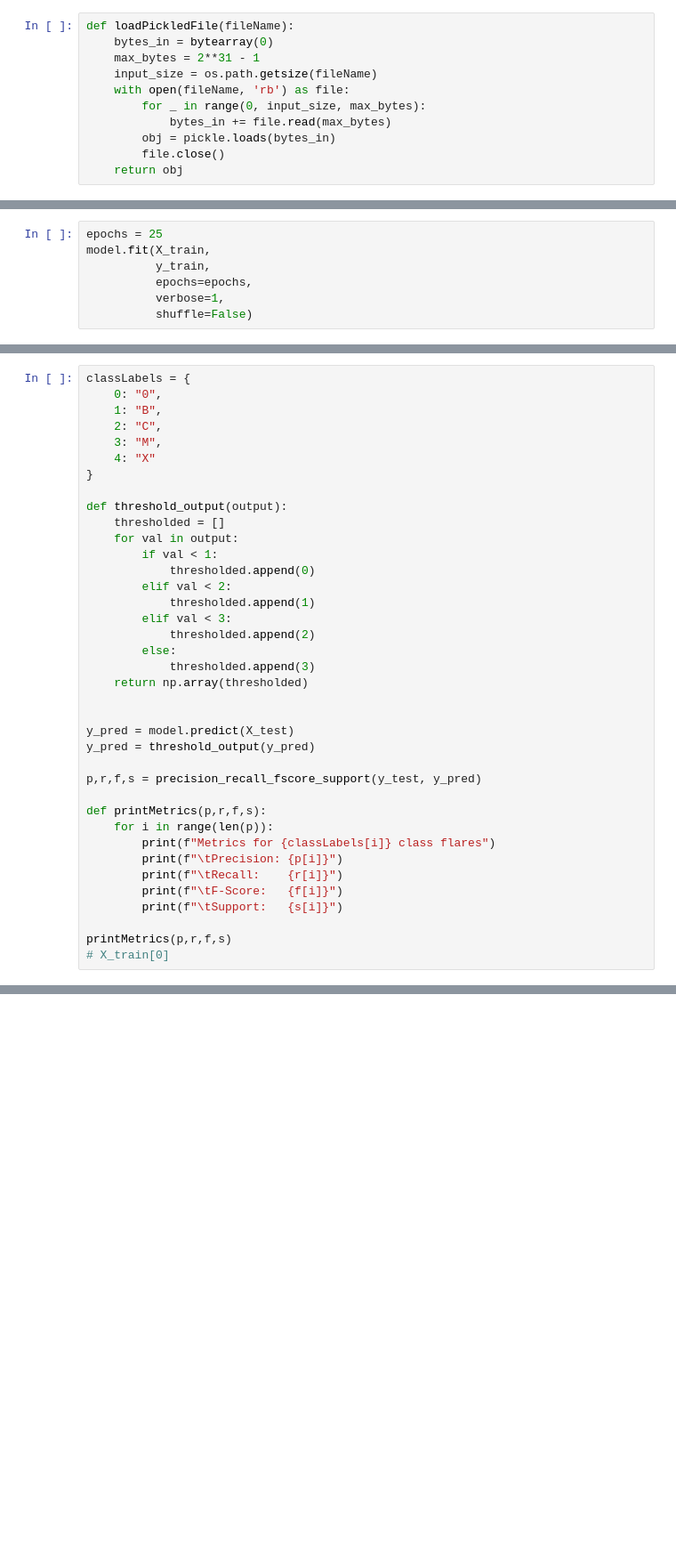
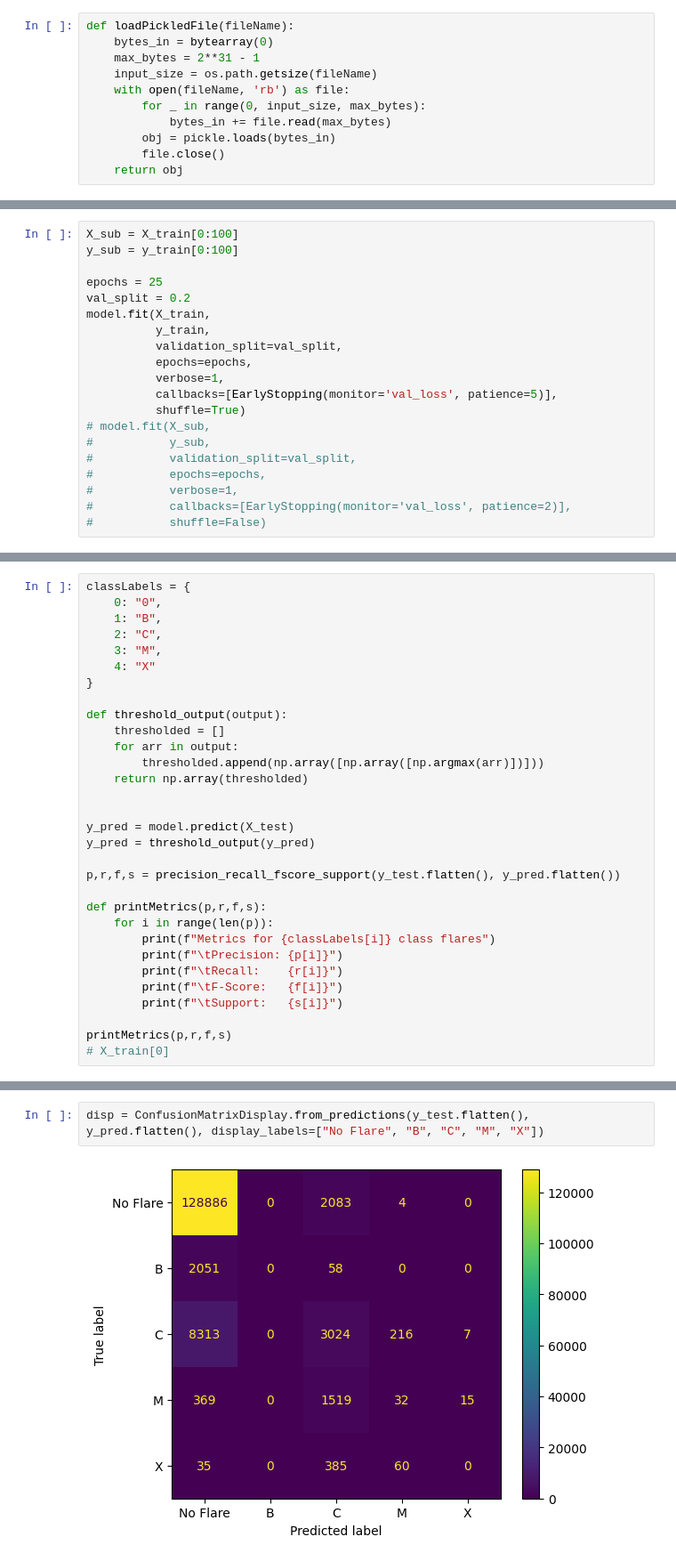
Before and after one commit to sadrajafari/cs5830_final-project, a Jupyter notebook: neural_net.ipynb, the cells around one changed output, grey strips where cells are left out. Shown: that part at 89% size. Cells and saved outputs as stored; diff of their text form; blank space fills up the shorter version.

Commit message:
Changed loss function to SparseCategoricalCrossEntropy and added ConfusionMatrix

```diff
--- a/neural_net.ipynb
+++ b/neural_net.ipynb
@@ -58,9 +73,2 @@ Trainable params: 967 (3.78 KB)
 Non-trainable params: 0 (0.00 Byte)
 _________________________________________________________________
-# %%
-epochs = 25
-model.fit(X_train,
-          y_train,
-          epochs=epochs,
-          verbose=1,
-          shuffle=False)
@@ -85,0 +86,20 @@ Epoch 25/25
+# %%
+X_sub = X_train[0:100]
+y_sub = y_train[0:100]
+
+epochs = 25
+val_split = 0.2
+model.fit(X_train,
+          y_train,
+          validation_split=val_split,
+          epochs=epochs,
+          verbose=1,
+          callbacks=[EarlyStopping(monitor='val_loss', patience=5)],
+          shuffle=True)
+# model.fit(X_sub,
+#           y_sub,
+#           validation_split=val_split,
+#           epochs=epochs,
+#           verbose=1,
+#           callbacks=[EarlyStopping(monitor='val_loss', patience=2)],
+#           shuffle=False)
@@ -94,22 +128,15 @@ classLabels = {
 
 def threshold_output(output):
     thresholded = []
-    for val in output:
-        if val < 1:
-            thresholded.append(0)
-        elif val < 2:
-            thresholded.append(1)
-        elif val < 3:
-            thresholded.append(2)
-        else:
-            thresholded.append(3)
+    for arr in output:
+        thresholded.append(np.array([np.array([np.argmax(arr)])]))
     return np.array(thresholded)
 
 
 y_pred = model.predict(X_test)
 y_pred = threshold_output(y_pred)
 
-p,r,f,s = precision_recall_fscore_support(y_test, y_pred)
+p,r,f,s = precision_recall_fscore_support(y_test.flatten(), y_pred.flatten())
 
 def printMetrics(p,r,f,s):
     for i in range(len(p)):
@@ -141,0 +169,4 @@ Metrics for C class flares
+# %%
+disp = ConfusionMatrixDisplay.from_predictions(y_test.flatten(), y_pred.flatten(), display_labels=["No Flare", "B", "C", "M", "X"])
+# %% [output]
+[figure, added]
```
Also changed, not shown: parts of 9 cells of this notebook, 11 other files.
